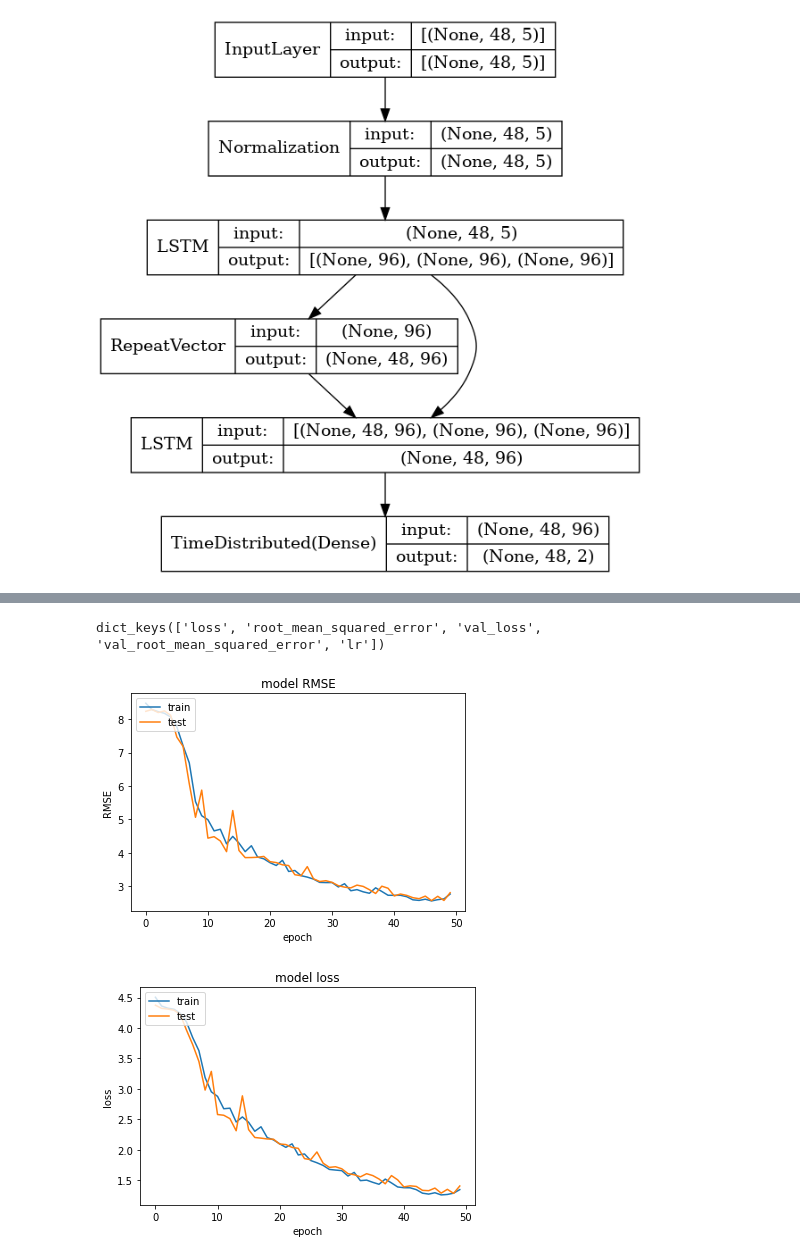
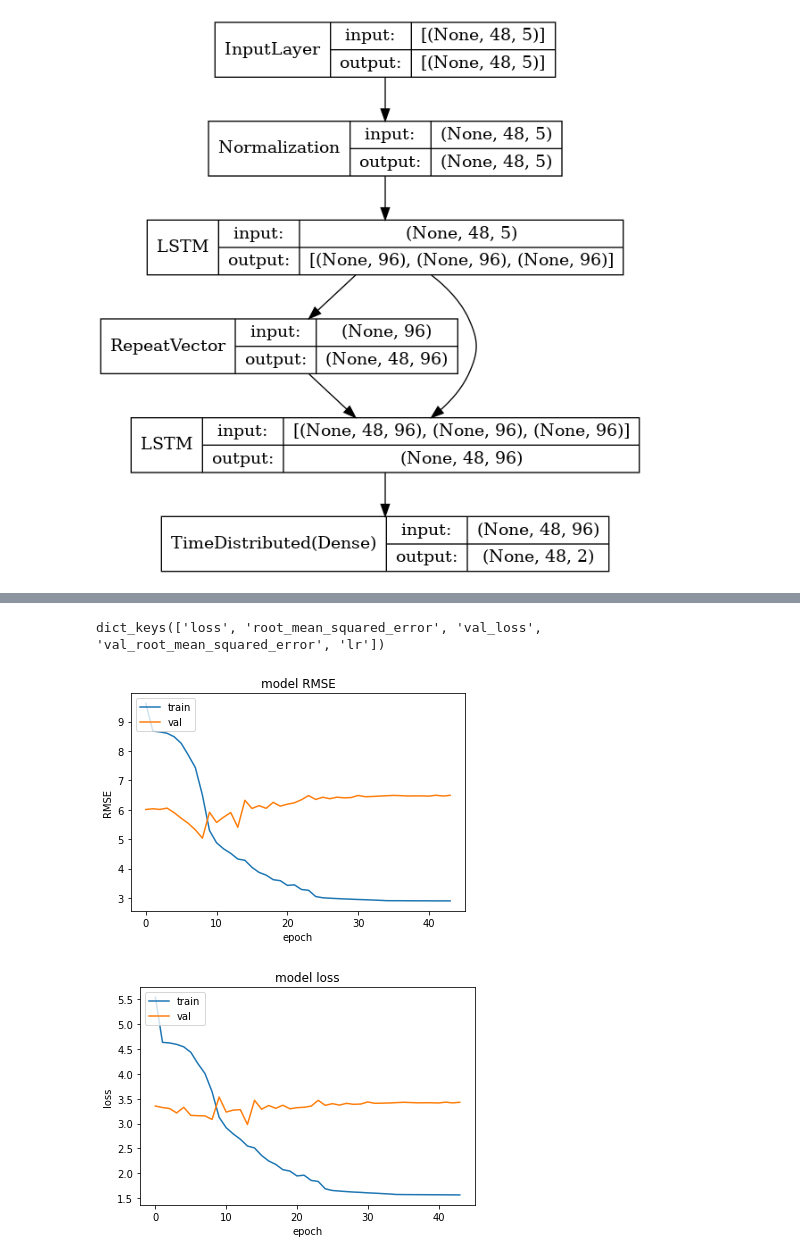
Before and after one commit to samsipe/amplify-microgrid-ai, a Jupyter notebook: notebooks/predict_power_gen_initial_model_ss.ipynb, the cells around one changed output, grey strips where cells are left out. Saved outputs shown, nothing was run; the diff lists cells and outputs as text; code cells hidden in the pictures.

```diff
--- a/notebooks/predict_power_gen_initial_model_ss.ipynb
+++ b/notebooks/predict_power_gen_initial_model_ss.ipynb
@@ -93,7 +97,7 @@ STRIDE = 1
 #    T     V
 
 # This is for solar only, for now
-train_ds, val_ds, test_ds = DataSplit(xy_data, series_length=SERIES, stride=STRIDE).split_data()
+train_ds, val_ds, test_ds = DataSplit(xy_data, series_length=SERIES, stride=STRIDE, shuffle=False).split_data()
 # %%
 # Isolate XY from datasets
 x_train, y_train,  = (
@@ -195,26 +199,27 @@ ________________________________________________________________________________
 # %%
 # Hyperparameters and callbacks
 
-BATCH  = 1
+BATCH  = 10
 EPOCHS = 100
 FACTOR = .1
-PATIENCE = 5
+PATIENCE = 10
 
 callbacks = [
+    tf.keras.callbacks.TensorBoard('../logs/', histogram_freq=1),
     tf.keras.callbacks.ModelCheckpoint(
         "../models/lstm_weights.hdf5",
         monitor="val_loss",
         mode='min',
         save_best_only=True,
         save_weights_only=True,
-        verbose=1),
+        verbose=0),
     tf.keras.callbacks.ReduceLROnPlateau(
         monitor='val_loss',
         mode='min',
         factor=FACTOR,
         patience=PATIENCE,
         min_lr=1e-8,
-        verbose=1),
+        verbose=0),
     tf.keras.callbacks.EarlyStopping(
         monitor="val_loss",
         mode='min',
@@ -265,38 +270,38 @@ def plot_history(history, metric):
         plt.plot(history.history['val_root_mean_squared_error'])
         plt.title('model RMSE')
         plt.ylabel('RMSE')
         plt.xlabel('epoch')
-        plt.legend(['train', 'test'], loc='upper left')
+        plt.legend(['train', 'val'], loc='upper left')
         plt.show()
     elif metric == "mean_absolute_percentage_error":
         plt.plot(history.history["mean_absolute_percentage_error"])
         plt.plot(history.history["val_mean_absolute_percentage_error"])
         plt.title('model MAPE')
         plt.ylabel('MAPE')
         plt.xlabel('epoch')
-        plt.legend(['train', 'test'], loc='upper left')
+        plt.legend(['train', 'val'], loc='upper left')
         plt.show()
     elif metric == "mean_absolute_error":
         plt.plot(history.history["mean_absolute_error"])
         plt.plot(history.history["val_mean_absolute_error"])
         plt.title('model MAE')
         plt.ylabel('MAE')
         plt.xlabel('epoch')
-        plt.legend(['train', 'test'], loc='upper left')
+        plt.legend(['train', 'val'], loc='upper left')
         plt.show()
     # summarize history for loss
     plt.plot(history.history['loss'])
     plt.plot(history.history['val_loss'])
     plt.title('model loss')
     plt.ylabel('loss')
     plt.xlabel('epoch')
-    plt.legend(['train', 'test'], loc='upper left')
+    plt.legend(['train', 'val'], loc='upper left')
     plt.show()
 
 plot_history(history, 'root_mean_squared_error')
 # %% [output]
 dict_keys(['loss', 'root_mean_squared_error', 'val_loss', 'val_root_mean_squared_error', 'lr'])
-[figure, old version]
+[figure, new version]
-[figure, old version]
+[figure, new version]
 # %%
 #Make Predictions
```
Also changed, not shown: parts of 5 cells of this notebook, 1 other file.
